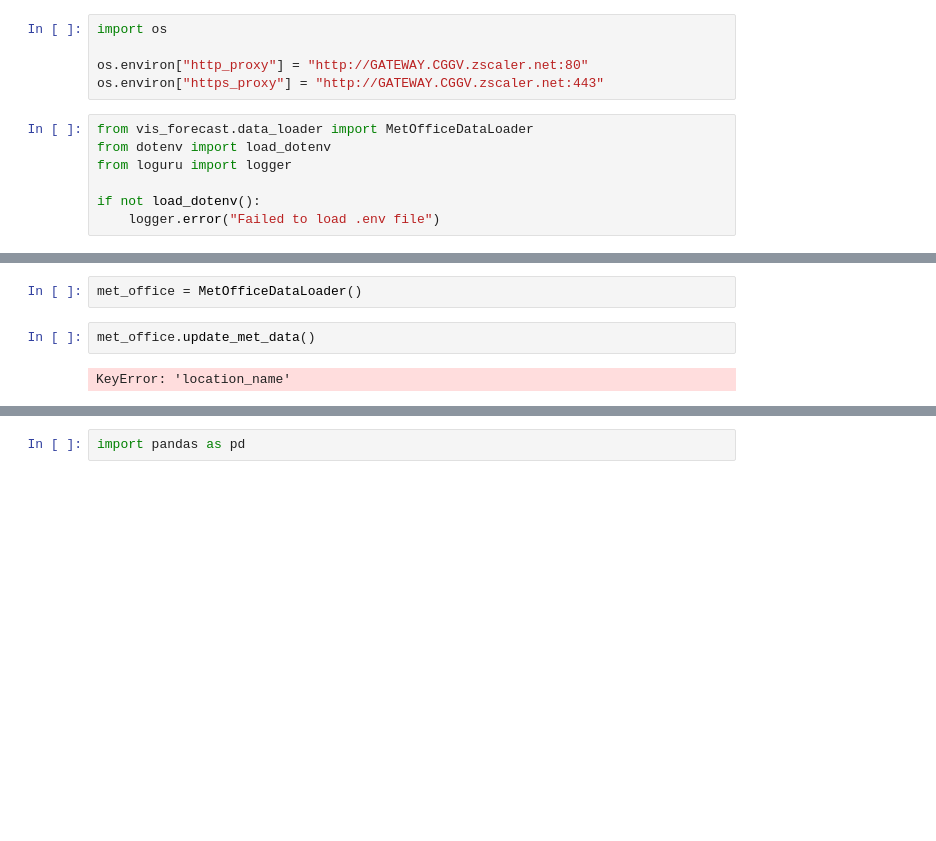
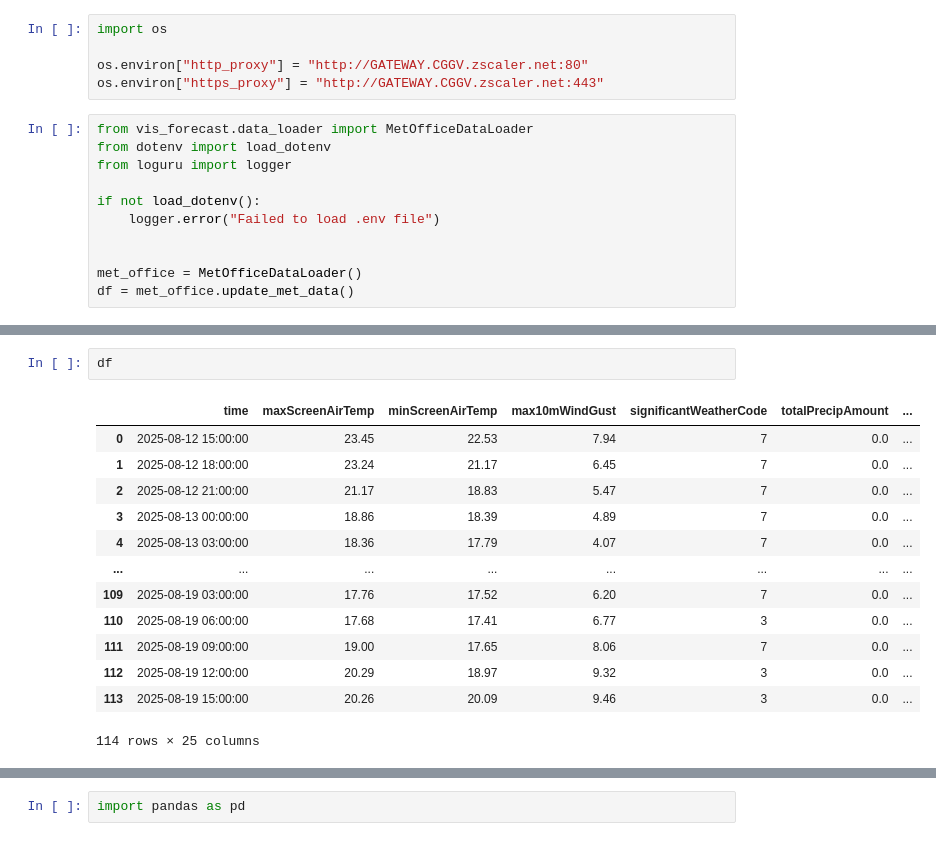
Before and after one commit to fclarke1/vis_forecast, a Jupyter notebook: notebooks/playground.ipynb, the cells around one changed output, grey strips where cells are left out. Drawn from its saved outputs; the diff is of its cells as text; blank space fills up the shorter version.

```diff
--- a/notebooks/playground.ipynb
+++ b/notebooks/playground.ipynb
@@ -10,3 +10,7 @@ from loguru import logger
 
 if not load_dotenv():
     logger.error("Failed to load .env file")
+
+
+met_office = MetOfficeDataLoader()
+df = met_office.update_met_data()
@@ -13,6 +20,16 @@ if not load_dotenv():
-# %%
-met_office = MetOfficeDataLoader()
-# %%
-met_office.update_met_data()
-# %% [output]
-KeyError: 'location_name'
+# %%
+df
+# %% [output]
+|  | time | maxScreenAirTemp | minScreenAirTemp | max10mWindGust | significantWeatherCode | totalPrecipAmount | ... |
+| 0 | 2025-08-12 15:00:00 | 23.45 | 22.53 | 7.94 | 7 | 0.0 | ... |
+| 1 | 2025-08-12 18:00:00 | 23.24 | 21.17 | 6.45 | 7 | 0.0 | ... |
+| 2 | 2025-08-12 21:00:00 | 21.17 | 18.83 | 5.47 | 7 | 0.0 | ... |
+| 3 | 2025-08-13 00:00:00 | 18.86 | 18.39 | 4.89 | 7 | 0.0 | ... |
+| 4 | 2025-08-13 03:00:00 | 18.36 | 17.79 | 4.07 | 7 | 0.0 | ... |
+| ... | ... | ... | ... | ... | ... | ... | ... |
+| 109 | 2025-08-19 03:00:00 | 17.76 | 17.52 | 6.20 | 7 | 0.0 | ... |
+| 110 | 2025-08-19 06:00:00 | 17.68 | 17.41 | 6.77 | 3 | 0.0 | ... |
+| 111 | 2025-08-19 09:00:00 | 19.00 | 17.65 | 8.06 | 7 | 0.0 | ... |
+| 112 | 2025-08-19 12:00:00 | 20.29 | 18.97 | 9.32 | 3 | 0.0 | ... |
+| 113 | 2025-08-19 15:00:00 | 20.26 | 20.09 | 9.46 | 3 | 0.0 | ... |
+114 rows × 25 columns
```
Also changed, not shown: parts of 6 cells of this notebook, 7 other files.
